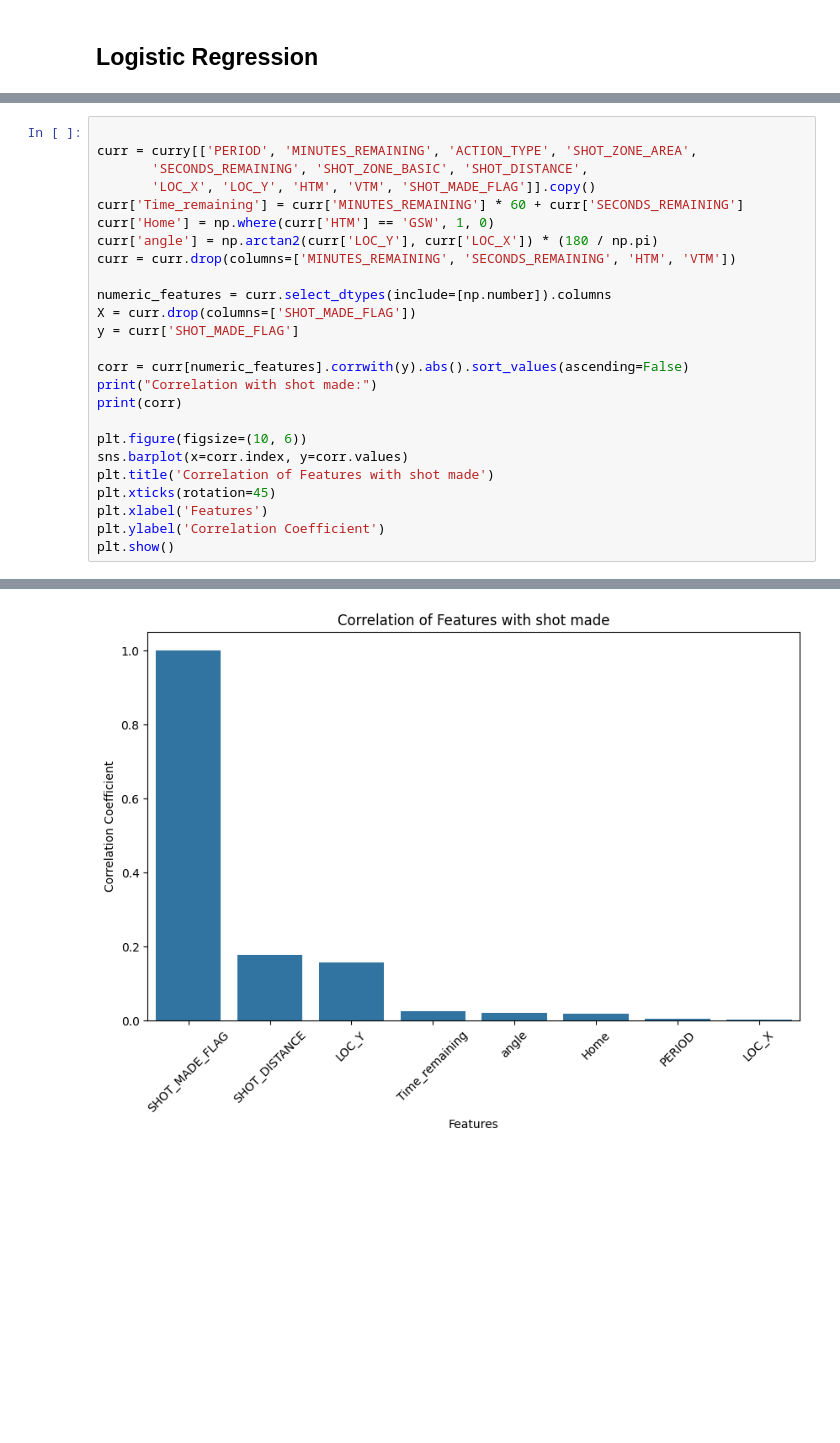
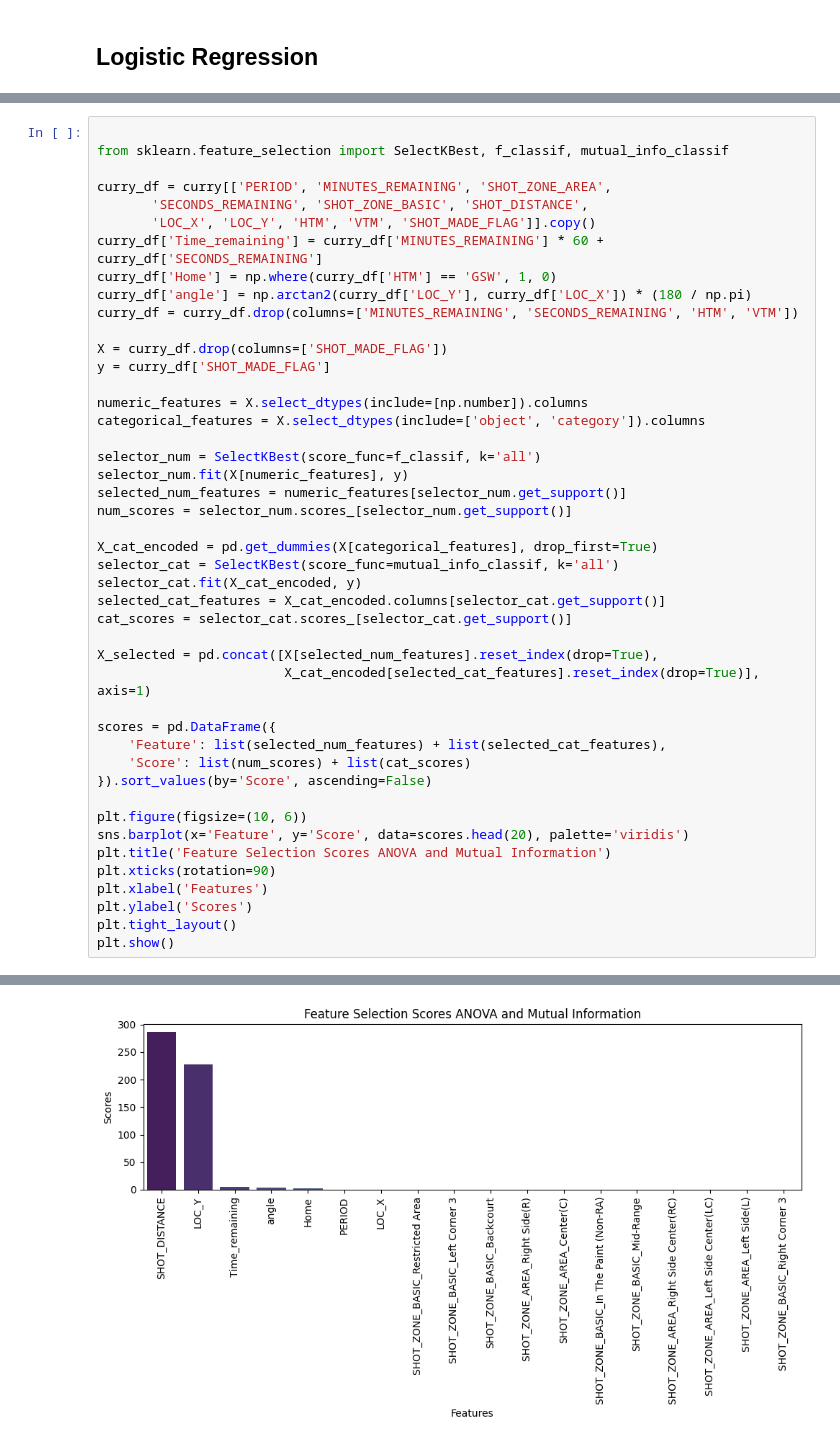
Before and after one commit to raulsharma21/NBA-Actions, a Jupyter notebook: code/shot_predictor.ipynb, the cells around one changed output, grey strips where cells are left out. Cells and saved outputs as stored; diff of their text form; blank space fills up the shorter version.

Commit message:
Update shot_predictor.ipynb
Ordered Models & evals

```diff
--- a/code/shot_predictor.ipynb
+++ b/code/shot_predictor.ipynb
@@ -226,26 +245,46 @@ curry.head(10)
 # %%
 
-curr = curry[['PERIOD', 'MINUTES_REMAINING', 'ACTION_TYPE', 'SHOT_ZONE_AREA',
+from sklearn.feature_selection import SelectKBest, f_classif, mutual_info_classif
+
+curry_df = curry[['PERIOD', 'MINUTES_REMAINING', 'SHOT_ZONE_AREA',
        'SECONDS_REMAINING', 'SHOT_ZONE_BASIC', 'SHOT_DISTANCE',
        'LOC_X', 'LOC_Y', 'HTM', 'VTM', 'SHOT_MADE_FLAG']].copy()
-curr['Time_remaining'] = curr['MINUTES_REMAINING'] * 60 + curr['SECONDS_REMAINING']
-curr['Home'] = np.where(curr['HTM'] == 'GSW', 1, 0)
-curr['angle'] = np.arctan2(curr['LOC_Y'], curr['LOC_X']) * (180 / np.pi)
-curr = curr.drop(columns=['MINUTES_REMAINING', 'SECONDS_REMAINING', 'HTM', 'VTM'])
+curry_df['Time_remaining'] = curry_df['MINUTES_REMAINING'] * 60 + curry_df['SECONDS_REMAINING']
+curry_df['Home'] = np.where(curry_df['HTM'] == 'GSW', 1, 0)
+curry_df['angle'] = np.arctan2(curry_df['LOC_Y'], curry_df['LOC_X']) * (180 / np.pi)
+curry_df = curry_df.drop(columns=['MINUTES_REMAINING', 'SECONDS_REMAINING', 'HTM', 'VTM'])
 
-numeric_features = curr.select_dtypes(include=[np.number]).columns
-X = curr.drop(columns=['SHOT_MADE_FLAG'])
-y = curr['SHOT_MADE_FLAG']
+X = curry_df.drop(columns=['SHOT_MADE_FLAG'])
+y = curry_df['SHOT_MADE_FLAG']
 
-corr = curr[numeric_features].corrwith(y).abs().sort_values(ascending=False)
-print("Correlation with shot made:")
-print(corr)
+numeric_features = X.select_dtypes(include=[np.number]).columns
+categorical_features = X.select_dtypes(include=['object', 'category']).columns
+
+selector_num = SelectKBest(score_func=f_classif, k='all')
+selector_num.fit(X[numeric_features], y)
+selected_num_features = numeric_features[selector_num.get_support()]
+num_scores = selector_num.scores_[selector_num.get_support()]
+
+X_cat_encoded = pd.get_dummies(X[categorical_features], drop_first=True)
+selector_cat = SelectKBest(score_func=mutual_info_classif, k='all')
+selector_cat.fit(X_cat_encoded, y)
+selected_cat_features = X_cat_encoded.columns[selector_cat.get_support()]
+cat_scores = selector_cat.scores_[selector_cat.get_support()]
+
+X_selected = pd.concat([X[selected_num_features].reset_index(drop=True),
+                        X_cat_encoded[selected_cat_features].reset_index(drop=True)], axis=1)
+
+scores = pd.DataFrame({
+    'Feature': list(selected_num_features) + list(selected_cat_features),
+    'Score': list(num_scores) + list(cat_scores)
+}).sort_values(by='Score', ascending=False)
 
 plt.figure(figsize=(10, 6))
-sns.barplot(x=corr.index, y=corr.values)
-plt.title('Correlation of Features with shot made')
-plt.xticks(rotation=45)
+sns.barplot(x='Feature', y='Score', data=scores.head(20), palette='viridis')
+plt.title('Feature Selection Scores ANOVA and Mutual Information')
+plt.xticks(rotation=90)
 plt.xlabel('Features')
-plt.ylabel('Correlation Coefficient')
+plt.ylabel('Scores')
+plt.tight_layout()
 plt.show()
 # %% [output]
@@ -262 +294 @@ dtype: float64
-[figure, old version]
+[figure, new version]
```
Also changed, not shown: parts of 19 cells of this notebook.
